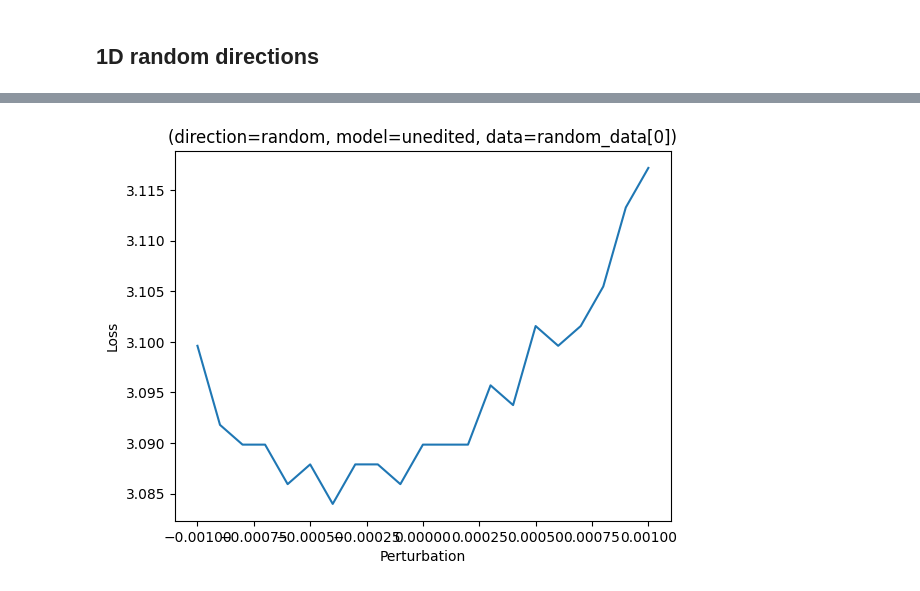
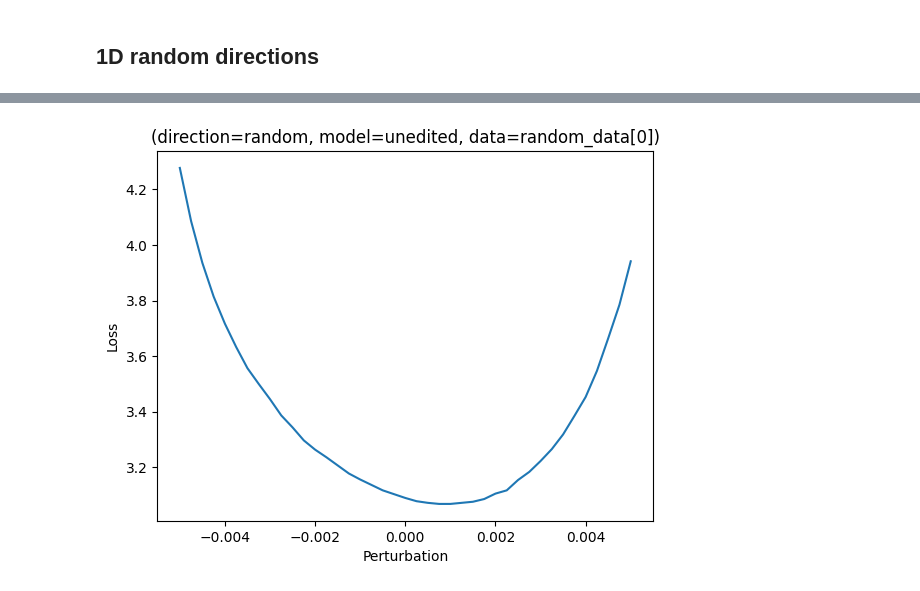
Before and after one commit to msakarvadia/memorization, a Jupyter notebook: figs/vis/loss_landscapes_per_sample.ipynb, the cells around one changed output, grey strips where cells are left out. Cells and saved outputs as stored; diff of their text form; code cells hidden in the pictures.

```diff
--- a/figs/vis/loss_landscapes_per_sample.ipynb
+++ b/figs/vis/loss_landscapes_per_sample.ipynb
@@ -109,8 +109,8 @@ model = AutoModelForCausalLM.from_pretrained(
 # sd_path = '/pscratch/sd/m/mansisak/memorization/model_ckpts/old_run/143000/EleutherAI_edit/random_greedy/mem/0.001/20/0.1/0.9/0.0005/pythia-2.8b-deduped'
 sd_paths = dict(
     unedited = None,
-    good_edit = "/pscratch/sd/m/mansisak/memorization/model_ckpts/old_run/143000/EleutherAI_edit/random_greedy/mem/0.001/20/0.1/0.9/0.0005/pythia-2.8b-deduped",
-    bad_edit = "/pscratch/sd/m/mansisak/memorization/model_ckpts/old_run/143000/EleutherAI_edit/random/mem/0.1/20/0.1/0.9/0.0005/pythia-2.8b-deduped",
+    good_edit = "/pscratch/sd/m/mansisak/memorization/model_ckpts/143000/EleutherAI_edit/random_greedy/mem/0.001/20/0.1/0.9/0.0005/pythia-2.8b-deduped",
+    bad_edit = "/pscratch/sd/m/mansisak/memorization/model_ckpts/143000/EleutherAI_edit/random/mem/0.1/20/0.1/0.9/0.0005/pythia-2.8b-deduped",
 )
 
 # choose which model to load
@@ -344,6 +346,11 @@ device(type='cpu')
 # %% [markdown]
 ## 1D random directions
 # %%
+# set random seed
+seed = 123
+np.random.seed(seed)
+torch.manual_seed(seed)
+
 # generate random vector to do the loss plot
 
 ### TODO: why does normalization make the direction all zeros ...
@@ -351,7 +358,7 @@ v = [torch.randn_like(p) for p in model.parameters()]
 # v = normalization(v)
 
 # used to perturb your model
-lams = np.linspace(-0.005, 0.005, 21).astype(np.float32)
+lams = np.linspace(-0.005, 0.005, 41).astype(np.float32)
 
 for data_index in range(1):
 
@@ -407,4 +423,9 @@ Evaluating loss...
 # %%
+# set random seed
+seed = 123
+np.random.seed(seed)
+torch.manual_seed(seed)
+
 # generate random vector to do the loss plot
 
 ### TODO: why does normalization make the direction all zeros ...
@@ -412,7 +433,7 @@ v = [torch.randn_like(p) for p in model.parameters()]
 # v = normalization(v)
 
 # used to perturb your model
-lams = np.linspace(-0.001, 0.001, 21).astype(np.float32)
+lams = np.linspace(-0.005, 0.005, 41).astype(np.float32)
 
 for data_index in range(1):
 
@@ -467 +488 @@ Evaluating loss...
-[figure, old version]
+[figure, new version]
```
Also changed, not shown: parts of 5 cells of this notebook, 1 other file.
